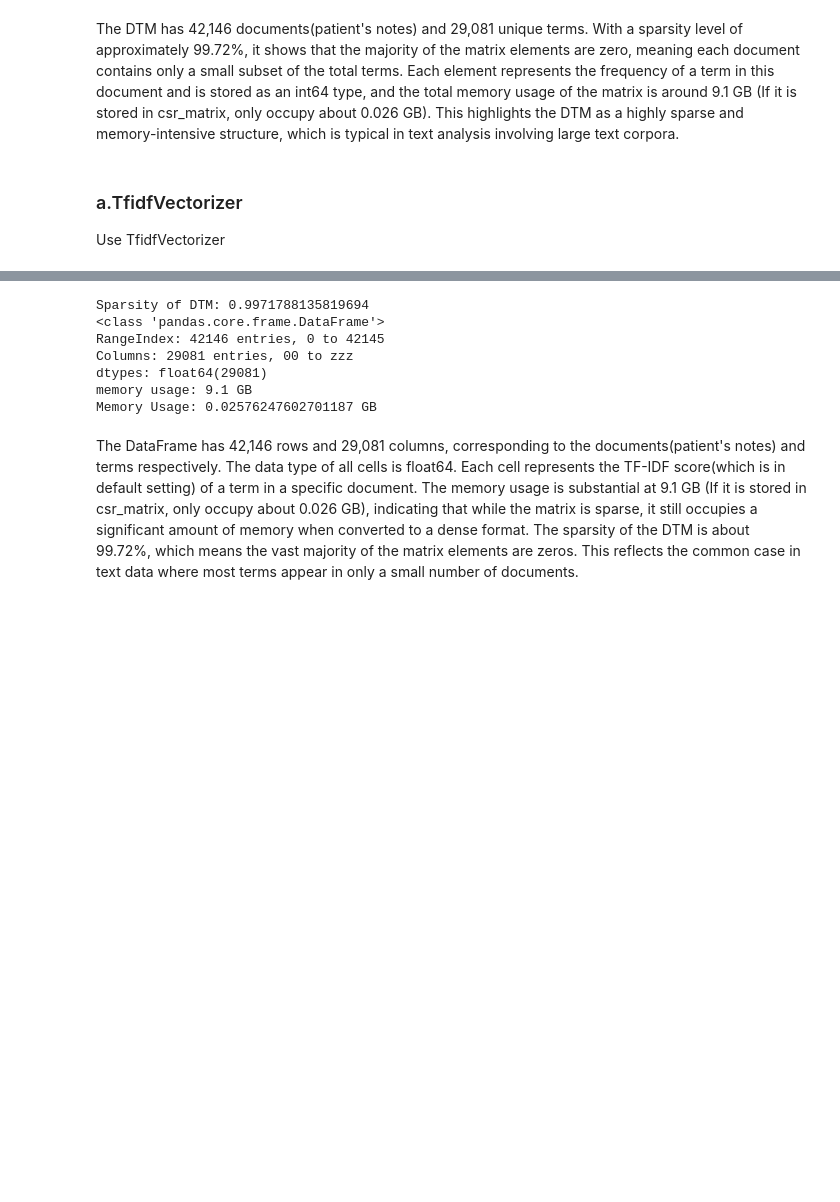
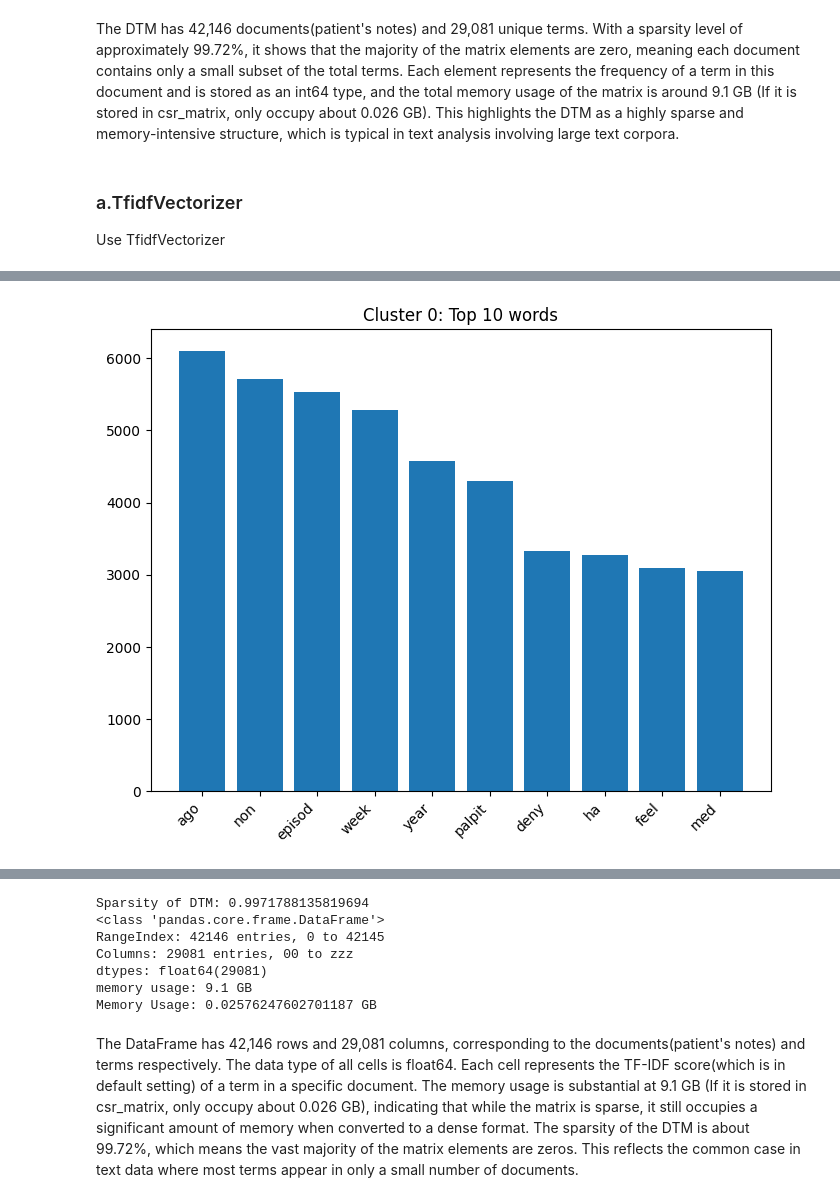
Before and after one commit to awakn123/CS6120NLP, a Jupyter notebook: Assignment1/Assignment1.ipynb, the cells around one changed output, grey strips where cells are left out. Cells and saved outputs as stored; diff of their text form; code cells hidden in the pictures; blank space fills up the shorter version.

```diff
--- a/Assignment1/Assignment1.ipynb
+++ b/Assignment1/Assignment1.ipynb
@@ -442,0 +409,85 @@ print(dtm_tfidf_df)
+# %%
+from sklearn.feature_extraction.text import TfidfVectorizer
+
+# Create an instance of TfidfVectorizer
+vectorizer = TfidfVectorizer()
+
+# Fit and transform the "pn_history" column
+dtm_tfidf = vectorizer.fit_transform(df['pn_history'])
+
+# Convert the DTM to a DataFrame
+dtm_tfidf_df = pd.DataFrame(dtm_tfidf.toarray(), columns=vectorizer.get_feature_names_out())
+
+# Display the TF-IDF DTM DataFrame
+# print(dtm_tfidf_df)
+
+#用umap的数据来跑k-mean 再写一个conclusion
+
+# Perform K-Means clustering using the TF-IDF DTM
+from sklearn.cluster import KMeans
+
+# Select the number of clusters K
+k = 10  # For example, choose 10, but adjust according to the actual situation
+
+# Initialize KMeans
+kmeans = KMeans(n_clusters=k, random_state=0)
+
+# Fit the model
+kmeans.fit(dtm_tfidf)
+
+# Obtain the clustering labels
+labels = kmeans.labels_
+
+# Add the clustering labels to the original DataFrame
+df['cluster'] = labels
+
+# Save the DataFrame to a CSV file
+df.to_csv('1.csv')
+
+# # Display the updated DataFrame
+# print(df.head())
+
+
+# Based on the dataset, the distribution of clusters is as follows:
+
+# Cluster 6 contains the most notes, totaling 9,752.
+# Cluster 1 contains 6,060 notes.
+# Cluster 8 contains 5,406 notes.
+# Cluster 2 contains 5,150 notes.
+# Cluster 0 contains 4,433 notes.
+# Cluster 3 contains 4,194 notes.
+# Cluster 9 contains 2,482 notes.
+# Cluster 4 contains 2,266 notes.
+# Cluster 5 contains 1,595 notes.
+# Cluster 7, the smallest group, contains 808 notes.
+
+
+# This distribution shows the number of notes in each cluster. It appears that Cluster 6 is the largest group, while Cluster 7 is the smallest.
+# This distribution might reflect the imbalance in the number of notes for different patient cases,
+# or that certain types of cases are more common in physicians notes.
+
+import pandas as pd
+from sklearn.feature_extraction.text import CountVectorizer
+import matplotlib.pyplot as plt
+
+df = pd.read_csv('1.csv')
+df.sort_values(by='cluster', inplace=True)
+
+def plot_top_words(df, cluster_column='cluster', text_column='pn_history', n_top_words=10):
+    clusters = df[cluster_column].unique()
+    for cluster in clusters:
+        text_data = df[df[cluster_column] == cluster][text_column]
+        vectorizer = CountVectorizer(stop_words='english', max_features=n_top_words)
+        data_vectorized = vectorizer.fit_transform(text_data)
+        sum_words = data_vectorized.sum(axis=0)
+        words_freq = [(word, sum_words[0, idx]) for word, idx in vectorizer.vocabulary_.items()]
+        words_freq = sorted(words_freq, key=lambda x: x[1], reverse=True)
+        words, freqs = zip(*words_freq)
+        plt.figure(figsize=(8, 6))
+        plt.bar(range(len(words)), freqs)
+        plt.xticks(range(len(words)), words, rotation=45, ha='right')
+        plt.title(f'Cluster {cluster}: Top {n_top_words} words')
+        plt.show()
+
+plot_top_words(df)
+# %% [output]
@@ -442,0 +507 @@ print(dtm_tfidf_df)
+[figure, added]
```
Also changed, not shown: parts of 21 cells of this notebook.
